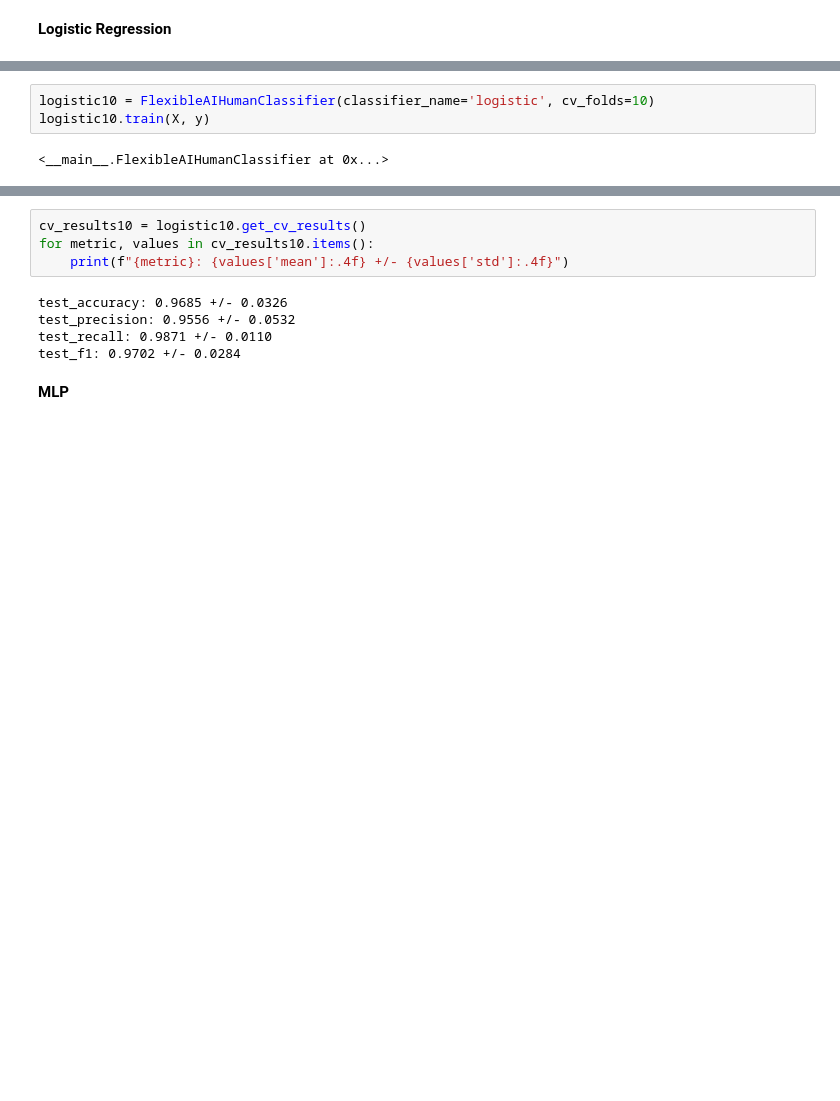
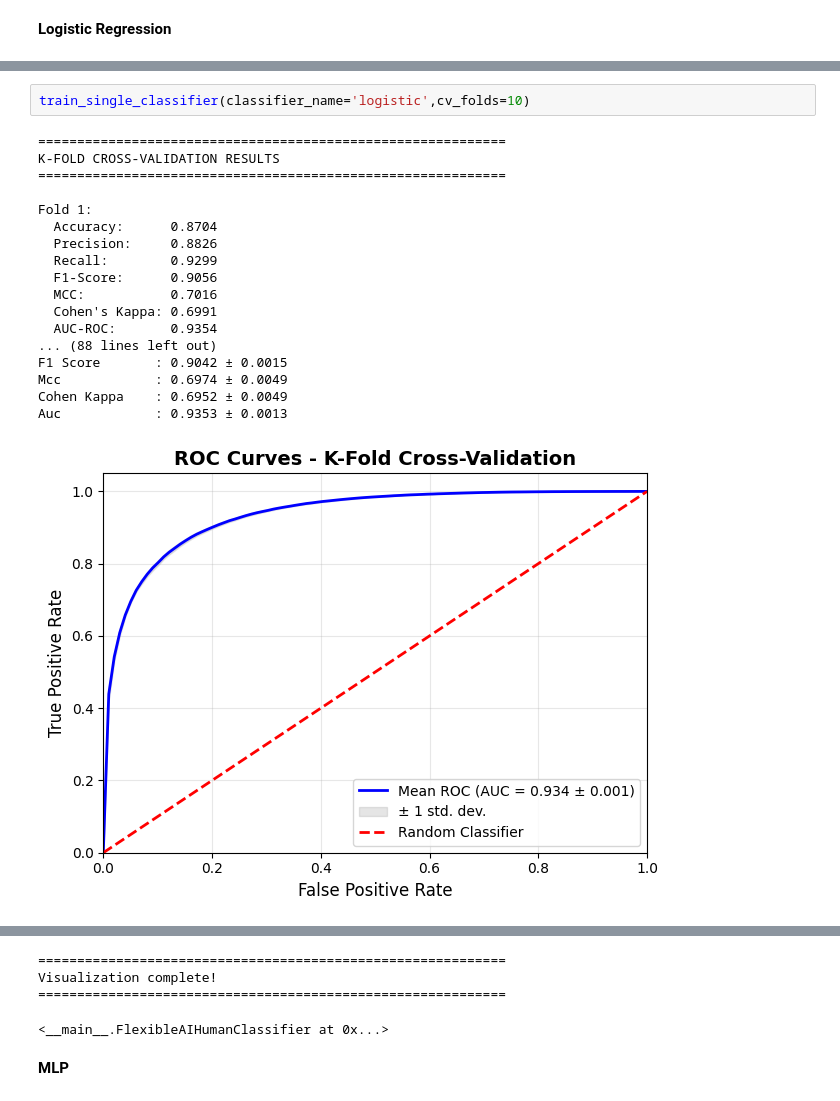
Before and after one commit to dhirajkrgupta/classical-models, a Jupyter notebook: crossvalidation.ipynb, the cells around one changed output, grey strips where cells are left out. Saved outputs shown, nothing was run; the diff lists cells and outputs as text; blank space fills up the shorter version.

```diff
--- a/crossvalidation.ipynb
+++ b/crossvalidation.ipynb
@@ -434,5 +361,21 @@ test_f1: 0.9587 +/- 0.0055
 # %%
-logistic10 = FlexibleAIHumanClassifier(classifier_name='logistic', cv_folds=10)
-logistic10.train(X, y)
+train_single_classifier(classifier_name='logistic',cv_folds=10)
 # %% [output]
-<__main__.FlexibleAIHumanClassifier at 0x...>
+============================================================
+K-FOLD CROSS-VALIDATION RESULTS
+============================================================
+
+Fold 1:
+  Accuracy:      0.8704
+  Precision:     0.8826
+  Recall:        0.9299
+  F1-Score:      0.9056
+  MCC:           0.7016
+  Cohen's Kappa: 0.6991
+  AUC-ROC:       0.9354
+... (88 lines left out)
+F1 Score       : 0.9042 ± 0.0015
+Mcc            : 0.6974 ± 0.0049
+Cohen Kappa    : 0.6952 ± 0.0049
+Auc            : 0.9353 ± 0.0013
+[figure, added]
@@ -439,12 +383,7 @@ logistic10.train(X, y)
+============================================================
+Visualization complete!
+============================================================
+<__main__.FlexibleAIHumanClassifier at 0x...>
-# %%
-cv_results10 = logistic10.get_cv_results()
-for metric, values in cv_results10.items():
-    print(f"{metric}: {values['mean']:.4f} +/- {values['std']:.4f}")
-# %% [output]
-test_accuracy: 0.9685 +/- 0.0326
-test_precision: 0.9556 +/- 0.0532
-test_recall: 0.9871 +/- 0.0110
-test_f1: 0.9702 +/- 0.0284
 # %% [markdown]
 **MLP**
 # %%
```
Also changed, not shown: parts of 50 cells of this notebook.
